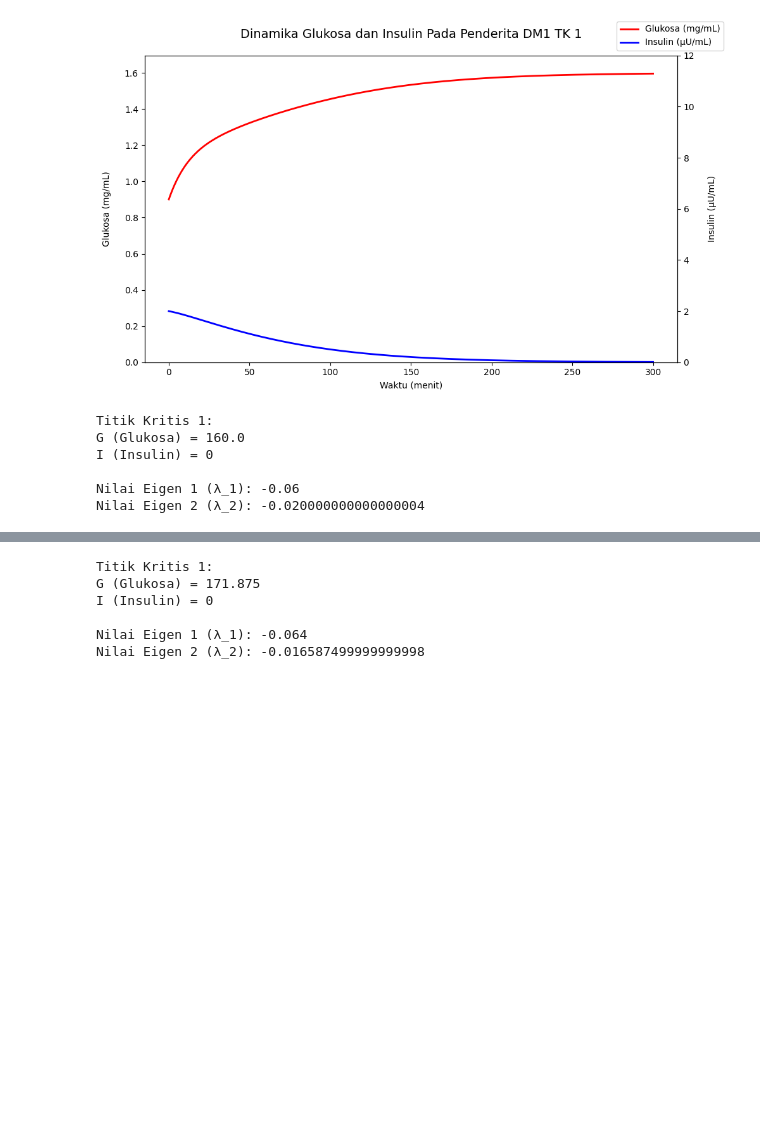
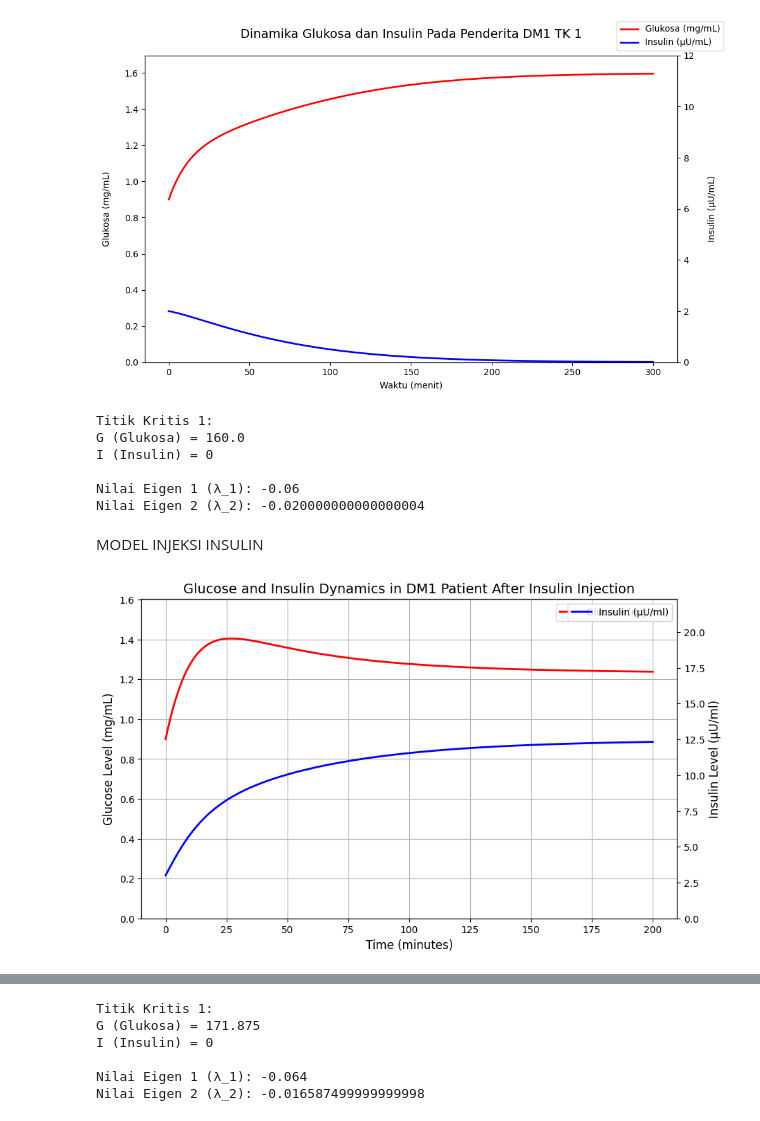
Before and after one commit to dayudyah20/Belajar-Coursera, a Jupyter notebook: MODEL_NORMAL_HOLLING_FIX.ipynb, the cells around one changed output, grey strips where cells are left out. Drawn from its saved outputs; the diff is of its cells as text; code cells hidden in the pictures; blank space fills up the shorter version.

```diff
--- a/MODEL_NORMAL_HOLLING_FIX.ipynb
+++ b/MODEL_NORMAL_HOLLING_FIX.ipynb
@@ -201,3 +201,74 @@ I (Insulin) = 0
 
 Nilai Eigen 1 (λ_1): -0.06
 Nilai Eigen 2 (λ_2): -0.020000000000000004
+# %% [markdown]
+MODEL INJEKSI INSULIN
+# %%
+import numpy as np
+import matplotlib.pyplot as plt
+
+# Definisi sistem persamaan glukosa dan insulin
+def glucose_insulin_system(z, t, alpha, gamma, theta, sigma, beta, epsilon):
+    G, I = z
+    dGdt = alpha - gamma * G - theta * G * I  # Perubahan kadar glukosa (mg/dL/min)
+    dIdt = sigma * I / (1 + epsilon * I) - beta * I * G  # Perubahan kadar insulin (μU/ml/min)
+    return np.array([dGdt, dIdt])
+
+# Metode Runge-Kutta orde 4 untuk menyelesaikan sistem persamaan diferensial
+def runge_kutta_4(f, z0, t, params):
+    n = len(t)
+    z = np.zeros((n, len(z0)))
+    z[0] = z0
+    for i in range(1, n):
+        h = t[i] - t[i-1]
+        k1 = f(z[i-1], t[i-1], *params)
+        k2 = f(z[i-1] + 0.5*h*k1, t[i-1] + 0.5*h, *params)
+        k3 = f(z[i-1] + 0.5*h*k2, t[i-1] + 0.5*h, *params)
+        k4 = f(z[i-1] + h*k3, t[i-1] + h, *params)
+        z[i] = z[i-1] + (h/6) * (k1 + 2*k2 + 2*k3 + k4)
+    return z
+
+# Parameter untuk model (glukosa dan insulin diturunkan lebih jauh)
+alpha = 12.0  # Produksi glukosa semakin dikurangi
+gamma = 0.06  # Penggunaan glukosa meningkat
+theta = 0.003  # Meningkatkan pengambilan glukosa oleh insulin
+sigma = 0.5  # Efektivitas insulin lebih rendah
+beta = 0.00035  # Insulin lebih efektif dalam menurunkan glukosa
+epsilon = 0.85
+
+# Rentang waktu simulasi
+t = np.linspace(0, 200, 3000)
+
+# Kondisi awal (glukosa 90 mg/dL, insulin 3 μU/ml)
+z0 = np.array([90.0, 3.0])
+
+# Simulasi ulang dengan parameter yang disesuaikan
+params = (alpha, gamma, theta, sigma, beta, epsilon)
+solution = runge_kutta_4(glucose_insulin_system, z0, t, params)
+
+# Pisahkan hasil untuk glukosa dan insulin
+glucose = solution[:, 0] / 100  # Mengubah satuan glukosa dari mg/dL menjadi mg/mL
+insulin = solution[:, 1]
+
+# Plot grafik Glukosa dan Insulin
+fig, ax1 = plt.subplots(figsize=(10, 6))
+
+# Plot glukosa pada sumbu y kiri
+ax1.plot(t, glucose, label='Glucose (mg/mL)', color='red', linewidth=2)
+ax1.set_xlabel('Time (minutes)', fontsize=12)
+ax1.set_ylabel('Glucose Level (mg/mL)', fontsize=12)
+ax1.set_ylim(0, max(glucose) + 0.2)
+ax1.legend(fontsize=10)
+ax1.grid(True)
+
+# Buat sumbu y kanan untuk insulin
+ax2 = ax1.twinx()
+ax2.plot(t, insulin, label='Insulin (μU/ml)', color='blue', linewidth=2)
+ax2.set_ylabel('Insulin Level (μU/ml)', fontsize=12)
+ax2.set_ylim(0, max(insulin) + 10)
+ax2.legend(fontsize=10)
+
+plt.title('Glucose and Insulin Dynamics in DM1 Patient After Insulin Injection', fontsize=14)
+plt.show()
+# %% [output]
+[figure, added]
```
Also changed, not shown: parts of 10 cells of this notebook.
